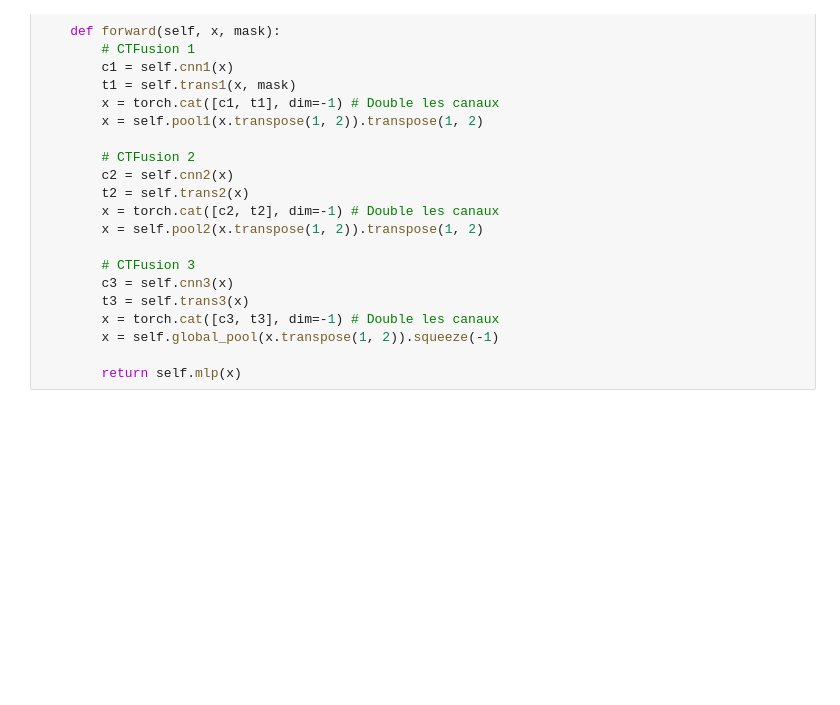
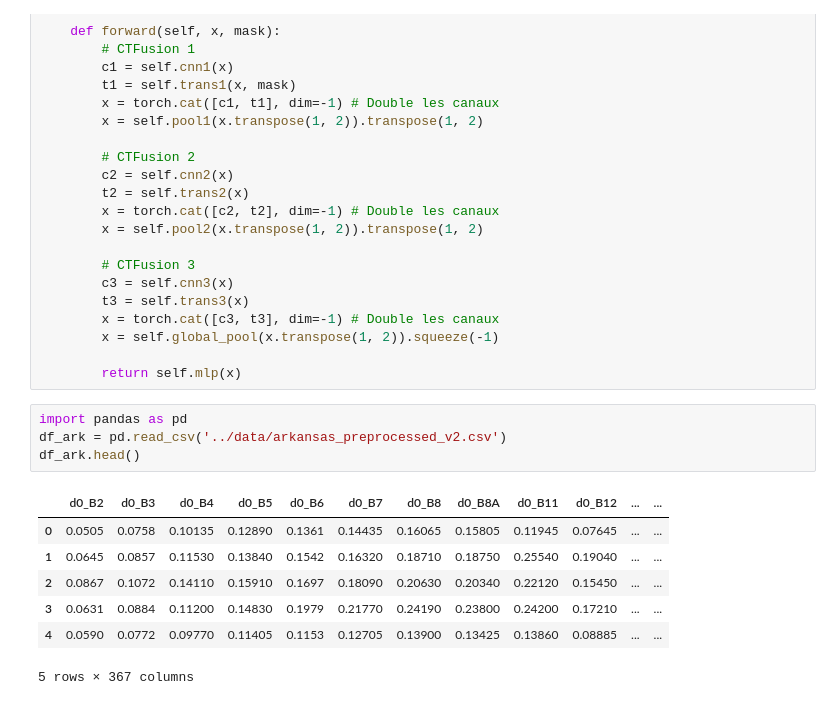
Before and after one commit to xsvmyx/mctnet-crop-classifier, a Jupyter notebook: train2/ark_base.ipynb, the cells around one changed output. Saved outputs shown, nothing was run; the diff lists cells and outputs as text; blank space fills up the shorter version.

```diff
--- a/train2/ark_base.ipynb
+++ b/train2/ark_base.ipynb
@@ -193,3 +199,15 @@ class MCTNet(nn.Module):
         x = self.global_pool(x.transpose(1, 2)).squeeze(-1)
 
         return self.mlp(x)
+# %%
+import pandas as pd
+df_ark = pd.read_csv('../data/arkansas_preprocessed_v2.csv')
+df_ark.head()
+# %% [output]
+|  | d0_B2 | d0_B3 | d0_B4 | d0_B5 | d0_B6 | d0_B7 | d0_B8 | d0_B8A | d0_B11 | d0_B12 | ... | ... |
+| 0 | 0.0505 | 0.0758 | 0.10135 | 0.12890 | 0.1361 | 0.14435 | 0.16065 | 0.15805 | 0.11945 | 0.07645 | ... | ... |
+| 1 | 0.0645 | 0.0857 | 0.11530 | 0.13840 | 0.1542 | 0.16320 | 0.18710 | 0.18750 | 0.25540 | 0.19040 | ... | ... |
+| 2 | 0.0867 | 0.1072 | 0.14110 | 0.15910 | 0.1697 | 0.18090 | 0.20630 | 0.20340 | 0.22120 | 0.15450 | ... | ... |
+| 3 | 0.0631 | 0.0884 | 0.11200 | 0.14830 | 0.1979 | 0.21770 | 0.24190 | 0.23800 | 0.24200 | 0.17210 | ... | ... |
+| 4 | 0.0590 | 0.0772 | 0.09770 | 0.11405 | 0.1153 | 0.12705 | 0.13900 | 0.13425 | 0.13860 | 0.08885 | ... | ... |
+5 rows × 367 columns
```
Also changed, not shown: parts of 10 cells of this notebook, 6 other files.
